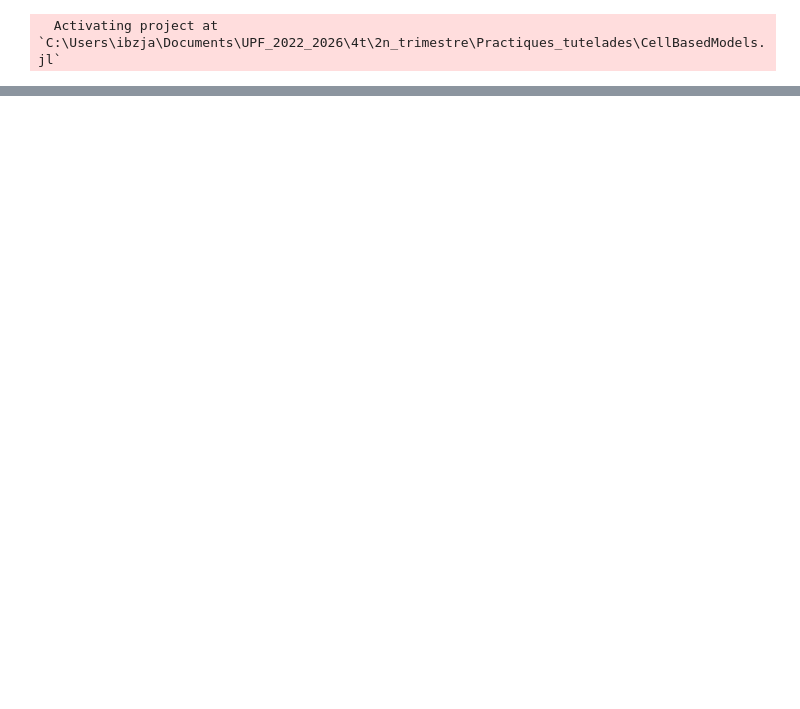
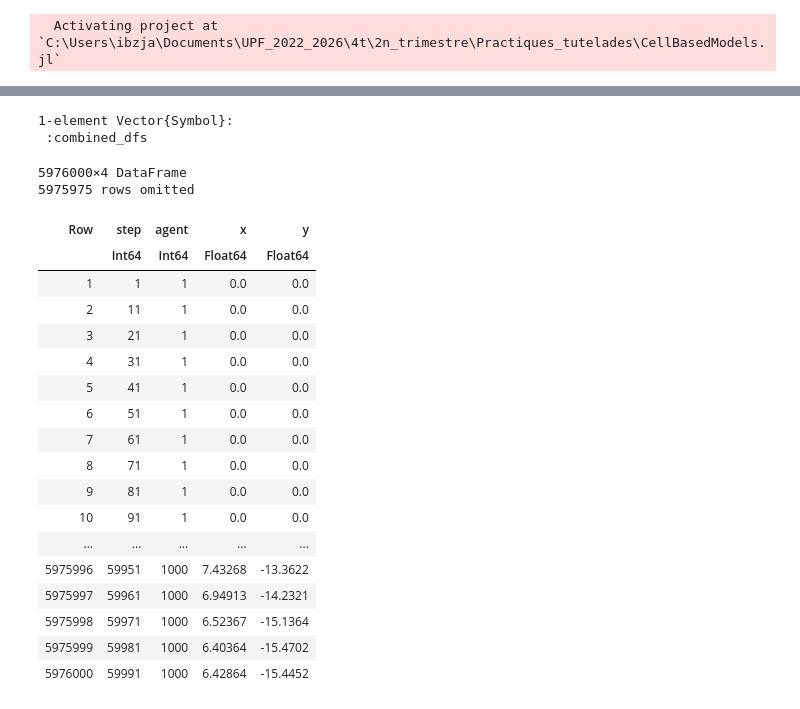
Before and after one commit to jmarib/CellBasedModels.jl, a Jupyter notebook: examples/keller_segel.ipynb, the cells around one changed output, grey strips where cells are left out. Drawn from its saved outputs; the diff is of its cells as text; code cells hidden in the pictures; blank space fills up the shorter version.

```diff
--- a/examples/keller_segel.ipynb
+++ b/examples/keller_segel.ipynb
@@ -385,0 +75,28 @@ GLMakie.Screen(...)
+# %%
+@load "combined_dfs.jld2" combined_dfs
+# %% [output]
+1-element Vector{Symbol}:
+ :combined_dfs
+# %%
+df = combined_dfs[(10.0, 0.5)]
+# %% [output]
+5976000×4 DataFrame
+5975975 rows omitted
+| Row | step | agent | x | y |
+|  | Int64 | Int64 | Float64 | Float64 |
+| 1 | 1 | 1 | 0.0 | 0.0 |
+| 2 | 11 | 1 | 0.0 | 0.0 |
+| 3 | 21 | 1 | 0.0 | 0.0 |
+| 4 | 31 | 1 | 0.0 | 0.0 |
+| 5 | 41 | 1 | 0.0 | 0.0 |
+| 6 | 51 | 1 | 0.0 | 0.0 |
+| 7 | 61 | 1 | 0.0 | 0.0 |
+| 8 | 71 | 1 | 0.0 | 0.0 |
+| 9 | 81 | 1 | 0.0 | 0.0 |
+| 10 | 91 | 1 | 0.0 | 0.0 |
+| ... | ... | ... | ... | ... |
+| 5975996 | 59951 | 1000 | 7.43268 | -13.3622 |
+| 5975997 | 59961 | 1000 | 6.94913 | -14.2321 |
+| 5975998 | 59971 | 1000 | 6.52367 | -15.1364 |
+| 5975999 | 59981 | 1000 | 6.40364 | -15.4702 |
+| 5976000 | 59991 | 1000 | 6.42864 | -15.4452 |
```
Also changed, not shown: parts of 10 cells of this notebook.
